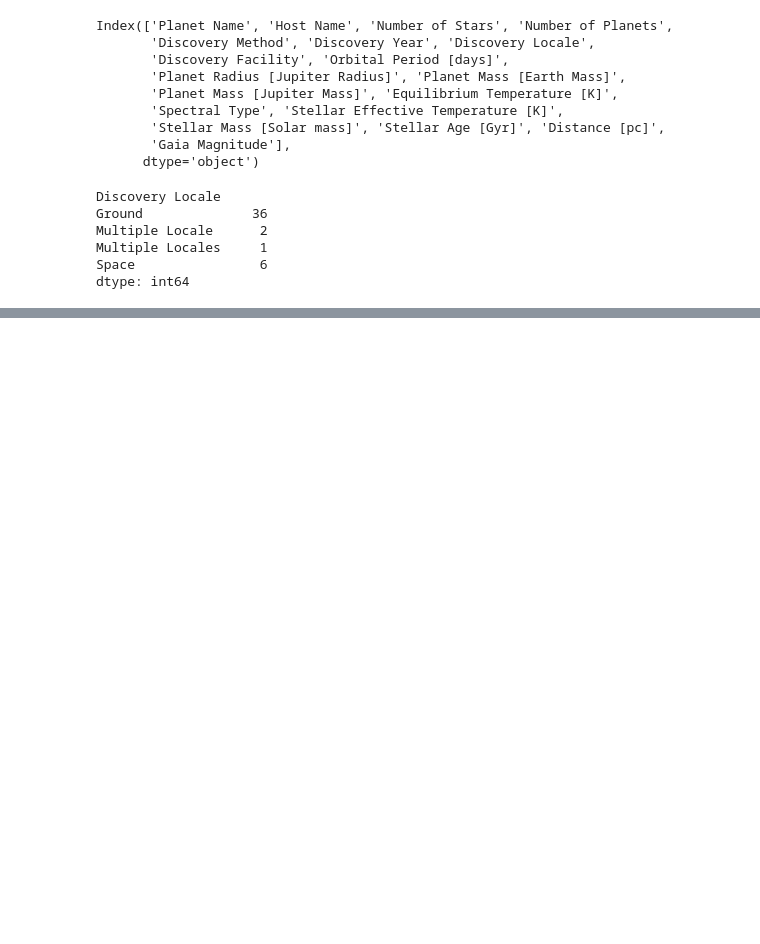
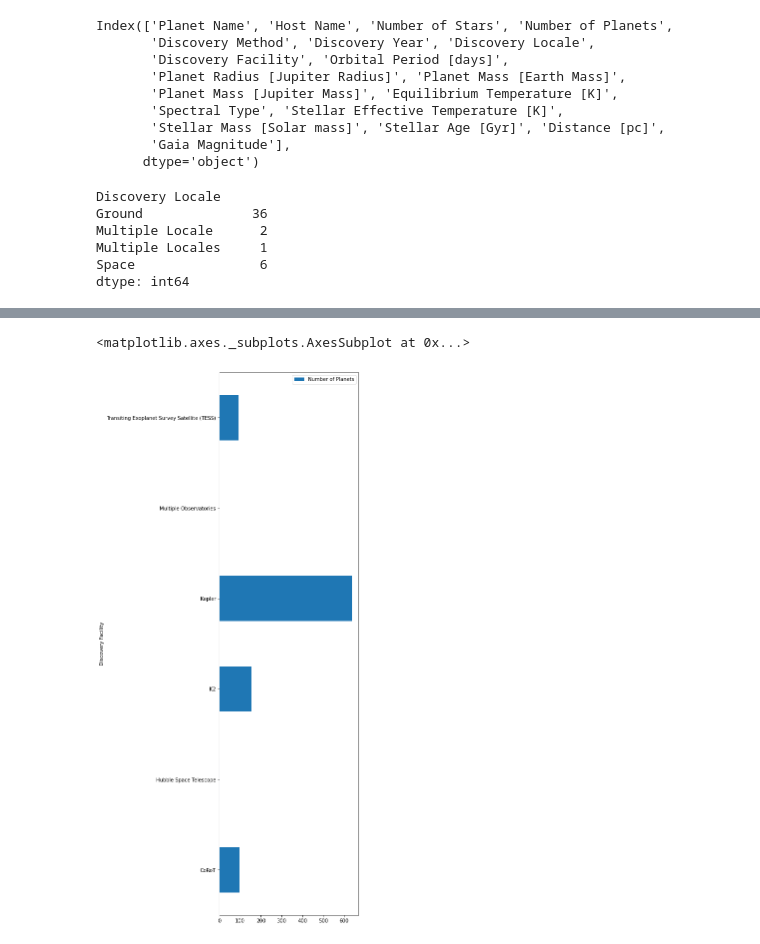
Before and after one commit to Crazyspaceman-hd/Exoplanets, a Jupyter notebook: Exoplanets.ipynb, the cells around one changed output, grey strips where cells are left out. Saved outputs shown, nothing was run; the diff lists cells and outputs as text; code cells hidden in the pictures; blank space fills up the shorter version.

```diff
--- a/Exoplanets.ipynb
+++ b/Exoplanets.ipynb
@@ -341,0 +350,7 @@ dtype: int64
+# %%
+fac_space=full_df[full_df ['Discovery Locale'] == 'Space']
+disc_fac_space= fac_space.groupby('Discovery Facility').agg({'Number of Planets':'count'})
+disc_fac_space.plot.barh(figsize=(5,20))
+# %% [output]
+<matplotlib.axes._subplots.AxesSubplot at 0x...>
+[figure, added]
```
Also changed, not shown: parts of 6 cells of this notebook, 7 other files.
